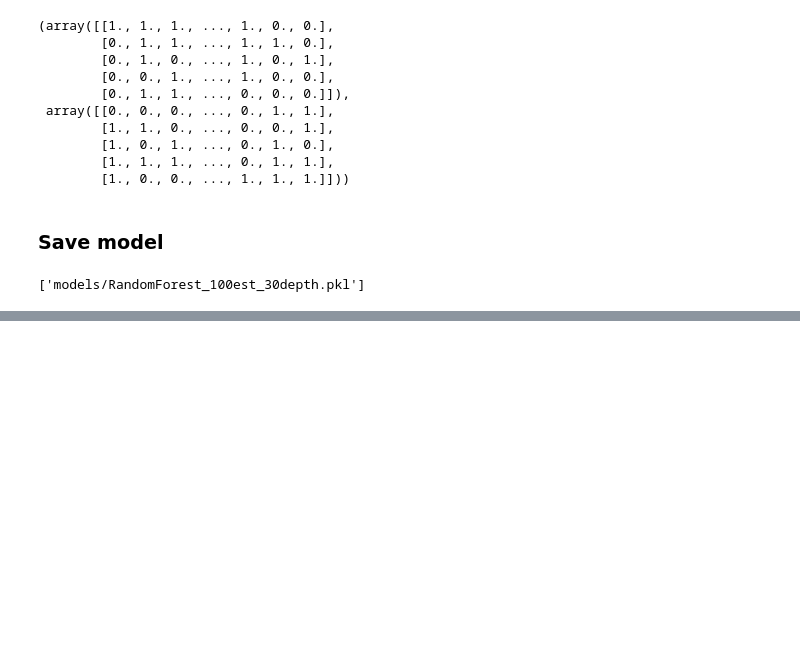
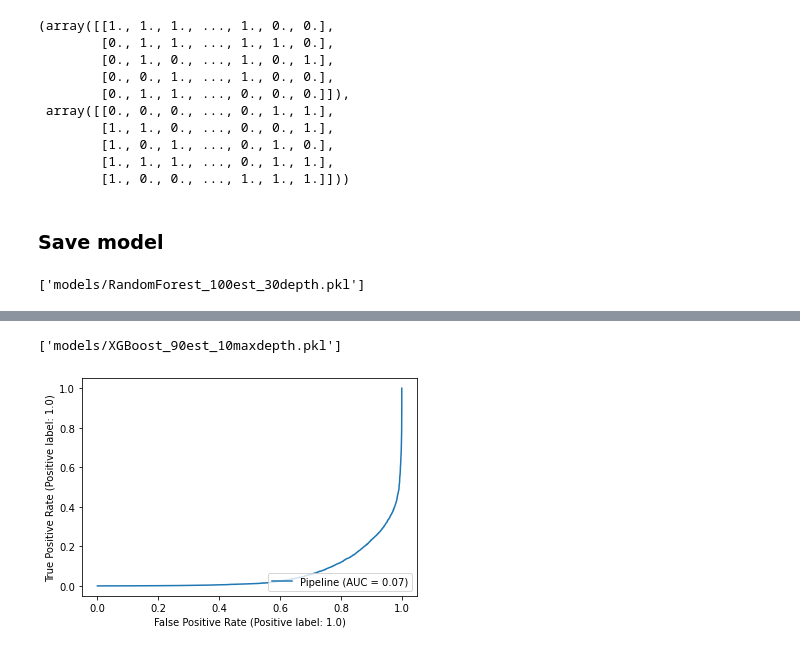
Before and after one commit to pedroilidio/antibody-pairing, a Jupyter notebook: notebooks/Model training.ipynb, the cells around one changed output, grey strips where cells are left out. Saved outputs shown, nothing was run; the diff lists cells and outputs as text; code cells hidden in the pictures; blank space fills up the shorter version.

Commit message:
XGboost.

```diff
--- a/notebooks/Model training.ipynb
+++ b/notebooks/Model training.ipynb
@@ -108,0 +144,3 @@ joblib.dump(classifier, 'models/RandomForest_100est_30depth.pkl')
+# %%
+xgb = make_pipeline(StandardScaler(), XGBClassifier(n_estimators=90, n_jobs=-1, max_depth=10, verbosity=3))
+xgb.fit(Xtr, Ytr)
@@ -108,0 +179,6 @@ joblib.dump(classifier, 'models/RandomForest_100est_30depth.pkl')
+# %%
+plot_roc_curve(xgb, Xts, Yts)
+joblib.dump(xgb, 'models/XGBoost_90est_10maxdepth.pkl')
+# %% [output]
+['models/XGBoost_90est_10maxdepth.pkl']
+[figure, added]
```
Also changed, not shown: parts of 8 cells of this notebook, 5 other files.
